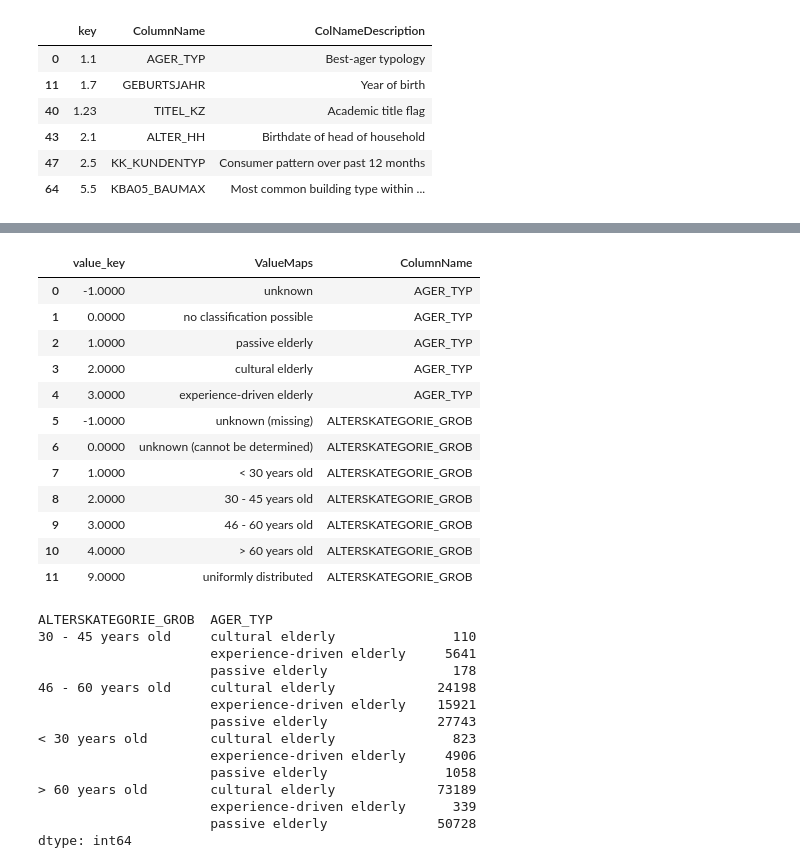
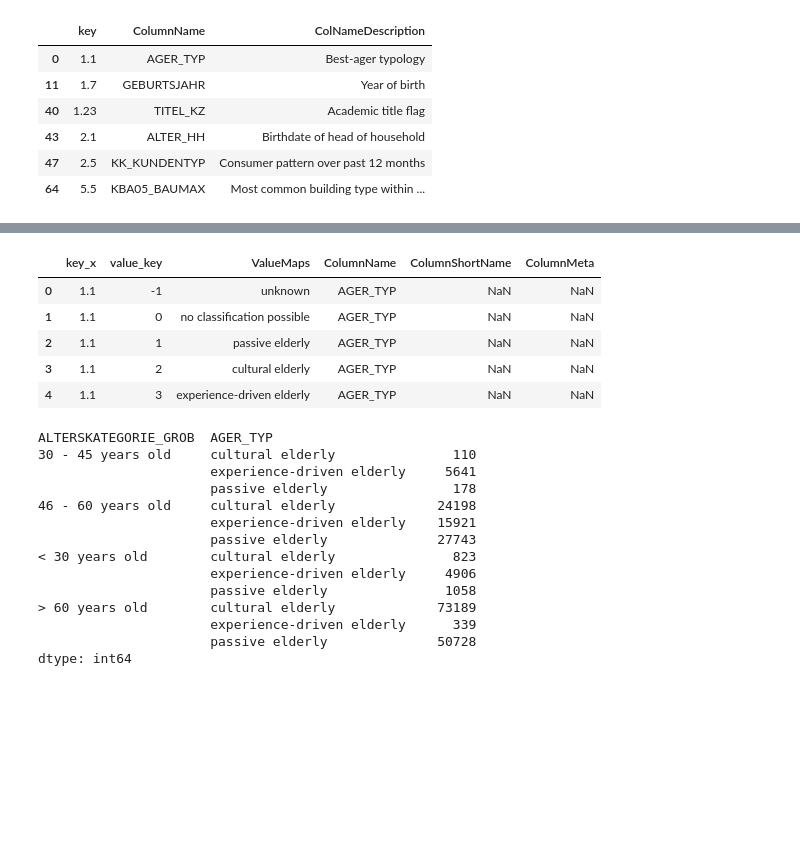
Before and after one commit to samlexrod/identifying_customer_segments, a Jupyter notebook: Identify_Customer_Segments.ipynb, the cells around one changed output, grey strips where cells are left out. Saved outputs shown, nothing was run; the diff lists cells and outputs as text; code cells hidden in the pictures; blank space fills up the shorter version.

```diff
--- a/Identify_Customer_Segments.ipynb
+++ b/Identify_Customer_Segments.ipynb
@@ -460,20 +459,0 @@ Key Value Maps to Put Removal in Context
-# %%
-# remaping data, converting to float to match azdias dataframe keys
-df_remap = pd.merge(df3, df1, on='key', how='left').drop(['Kept', 'key'], axis=1)
-df_remap.value_key = df_remap.value_key.str.replace(' ', '')
-df_remap = df_remap.apply(pd.to_numeric, errors='ignore', downcast='float')
-df_remap.loc[df_remap.ColumnName.isin(['ALTERSKATEGORIE_GROB', 'AGER_TYP']), :]
-# %% [output]
-|  | value_key | ValueMaps | ColumnName |
-| 0 | -1.0000 | unknown | AGER_TYP |
-| 1 | 0.0000 | no classification possible | AGER_TYP |
-| 2 | 1.0000 | passive elderly | AGER_TYP |
-| 3 | 2.0000 | cultural elderly | AGER_TYP |
-| 4 | 3.0000 | experience-driven elderly | AGER_TYP |
-| 5 | -1.0000 | unknown (missing) | ALTERSKATEGORIE_GROB |
-| 6 | 0.0000 | unknown (cannot be determined) | ALTERSKATEGORIE_GROB |
-| 7 | 1.0000 | < 30 years old | ALTERSKATEGORIE_GROB |
-| 8 | 2.0000 | 30 - 45 years old | ALTERSKATEGORIE_GROB |
-| 9 | 3.0000 | 46 - 60 years old | ALTERSKATEGORIE_GROB |
-| 10 | 4.0000 | > 60 years old | ALTERSKATEGORIE_GROB |
-| 11 | 9.0000 | uniformly distributed | ALTERSKATEGORIE_GROB |
@@ -511,0 +492,15 @@ def set_remap(dataframe, col_subset):
+# %%
+# getting short names
+df1['desc_key'] = df1.ColumnName.map(lambda x: x[x.find('_')+1:])
+data_dict_valkeys = pd.merge(df3.merge(df1, on='key', how='left'),
+                     df4.loc[~df4.key.isin(['3.6', '4.2', '4.1', '3.1', '3.5']), :],
+                     left_on='desc_key', right_on='ColumnShortName', how='left')\
+                    .drop(['Kept', 'key_y', 'desc_key'], axis=1)
+data_dict_valkeys.head()
+# %% [output]
+|  | key_x | value_key | ValueMaps | ColumnName | ColumnShortName | ColumnMeta |
+| 0 | 1.1 | -1 | unknown | AGER_TYP | NaN | NaN |
+| 1 | 1.1 | 0 | no classification possible | AGER_TYP | NaN | NaN |
+| 2 | 1.1 | 1 | passive elderly | AGER_TYP | NaN | NaN |
+| 3 | 1.1 | 2 | cultural elderly | AGER_TYP | NaN | NaN |
+| 4 | 1.1 | 3 | experience-driven elderly | AGER_TYP | NaN | NaN |
```
Also changed, not shown: parts of 22 cells of this notebook, 2 other files.
